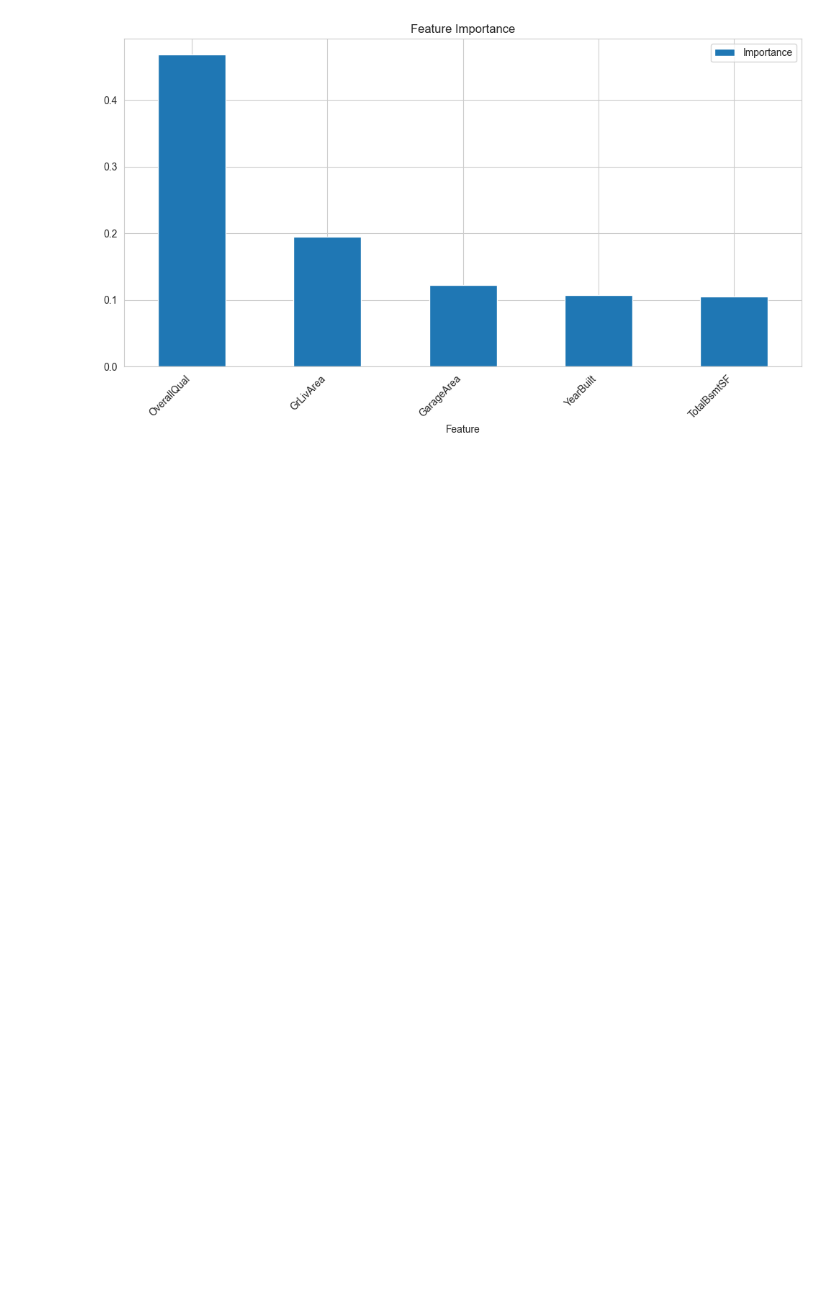
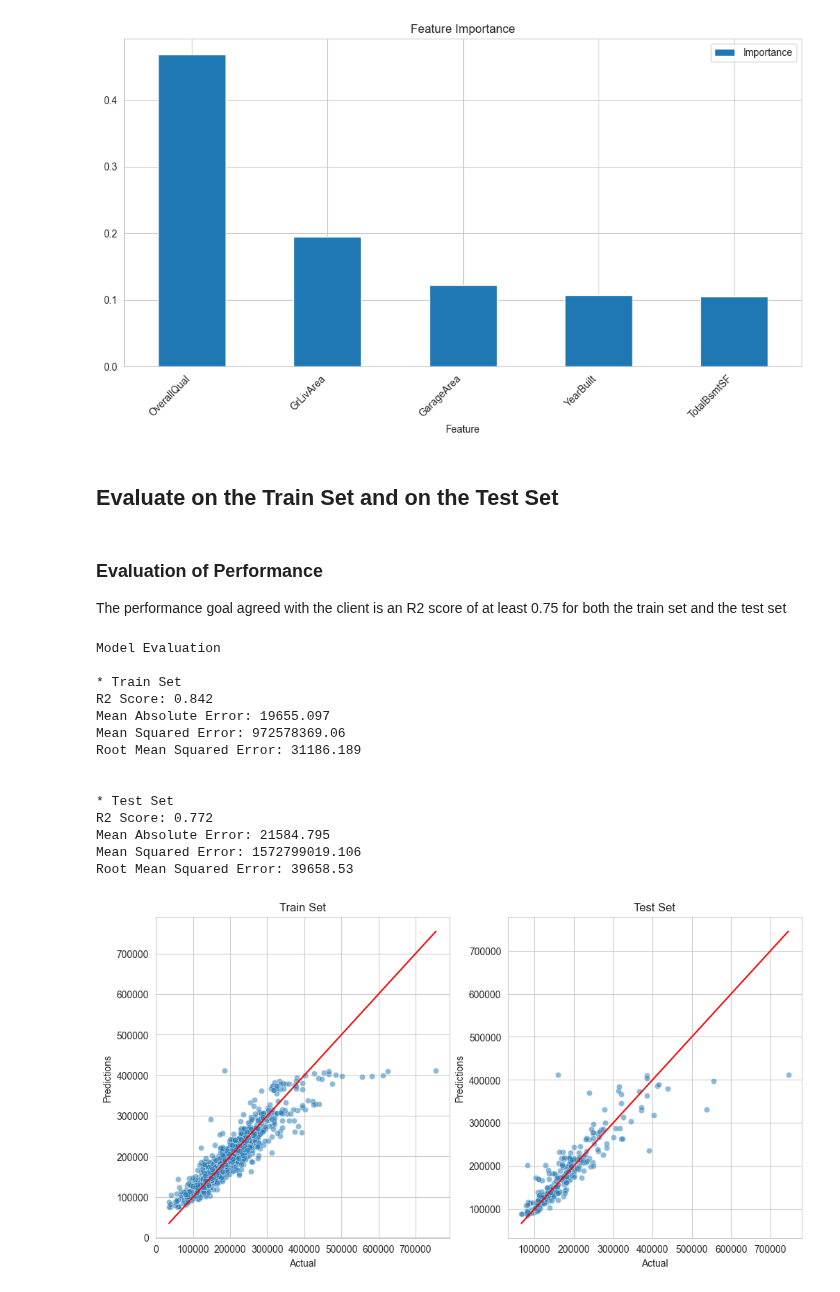
Before and after one commit to rockroman/ws, a Jupyter notebook: jupyter_notebooks/05_ml_model_and_evaluation.ipynb, the cells around one changed output. Saved outputs shown, nothing was run; the diff lists cells and outputs as text; code cells hidden in the pictures; blank space fills up the shorter version.

Commit message:
Add model evaluation with regression metrics. Evaluate model performance for trai and test set

```diff
--- a/jupyter_notebooks/05_ml_model_and_evaluation.ipynb
+++ b/jupyter_notebooks/05_ml_model_and_evaluation.ipynb
@@ -477,3 +477,67 @@ plt.show()
 * Here are the 5 most important features in order. The model was trained on them:
 ['OverallQual', 'GrLivArea', 'GarageArea', 'YearBuilt', 'TotalBsmtSF']
 [figure]
+# %% [markdown]
+## Evaluate on the Train Set and on the Test Set
+# %%
+from sklearn.metrics import r2_score, mean_squared_error, mean_absolute_error
+import numpy as np
+
+def regression_performance(X_train, y_train, X_test, y_test,pipeline):
+	print("Model Evaluation \n")
+	print("* Train Set")
+	regression_evaluation(X_train,y_train,pipeline)
+	print("* Test Set")
+	regression_evaluation(X_test,y_test,pipeline)
+
+def regression_evaluation(X, y, pipeline):
+  prediction = pipeline.predict(X)
+  print('R2 Score:', round(r2_score(y, prediction), 3))  # Use round() directly on the float
+  print('Mean Absolute Error:', round(mean_absolute_error(y, prediction), 3))
+  print('Mean Squared Error:', round(mean_squared_error(y, prediction), 3))
+  print('Root Mean Squared Error:', round(np.sqrt(mean_squared_error(y, prediction)), 3))
+  print("\n")
+
+
+def regression_evaluation_plots(X_train, y_train, X_test, y_test,pipeline, alpha_scatter=0.5):
+  pred_train = pipeline.predict(X_train)
+  pred_test = pipeline.predict(X_test)
+
+
+  fig, axes = plt.subplots(nrows=1, ncols=2, figsize=(12,6))
+  sns.scatterplot(x=y_train, y=pred_train, alpha=alpha_scatter, ax=axes[0])
+  sns.lineplot(x=y_train , y=y_train, color='red', ax=axes[0])
+  axes[0].set_xlabel("Actual")
+  axes[0].set_ylabel("Predictions")
+  axes[0].set_title("Train Set")
+
+  sns.scatterplot(x=y_test, y=pred_test, alpha=alpha_scatter, ax=axes[1])
+  sns.lineplot(x=y_test, y=y_test, color='red', ax=axes[1])
+  axes[1].set_xlabel("Actual")
+  axes[1].set_ylabel("Predictions")
+  axes[1].set_title("Test Set")
+  plt.savefig(f'docs/plots/regression_performance.png', bbox_inches='tight')
+  plt.show()
+# %% [markdown]
+### Evaluation of Performance
+
+The performance goal agreed with the client is an R2 score of at least 0.75 for both the train set and the test set
+# %%
+regression_performance(X_train, y_train, X_test, y_test,best_regressor_pipeline)
+regression_evaluation_plots(X_train, y_train, X_test, y_test, best_regressor_pipeline)
+# %% [output]
+Model Evaluation
+
+* Train Set
+R2 Score: 0.842
+Mean Absolute Error: 19655.097
+Mean Squared Error: 972578369.06
+Root Mean Squared Error: 31186.189
+
+
+* Test Set
+R2 Score: 0.772
+Mean Absolute Error: 21584.795
+Mean Squared Error: 1572799019.106
+Root Mean Squared Error: 39658.53
+[figure, added]
```
Also changed, not shown: 1 other file.
